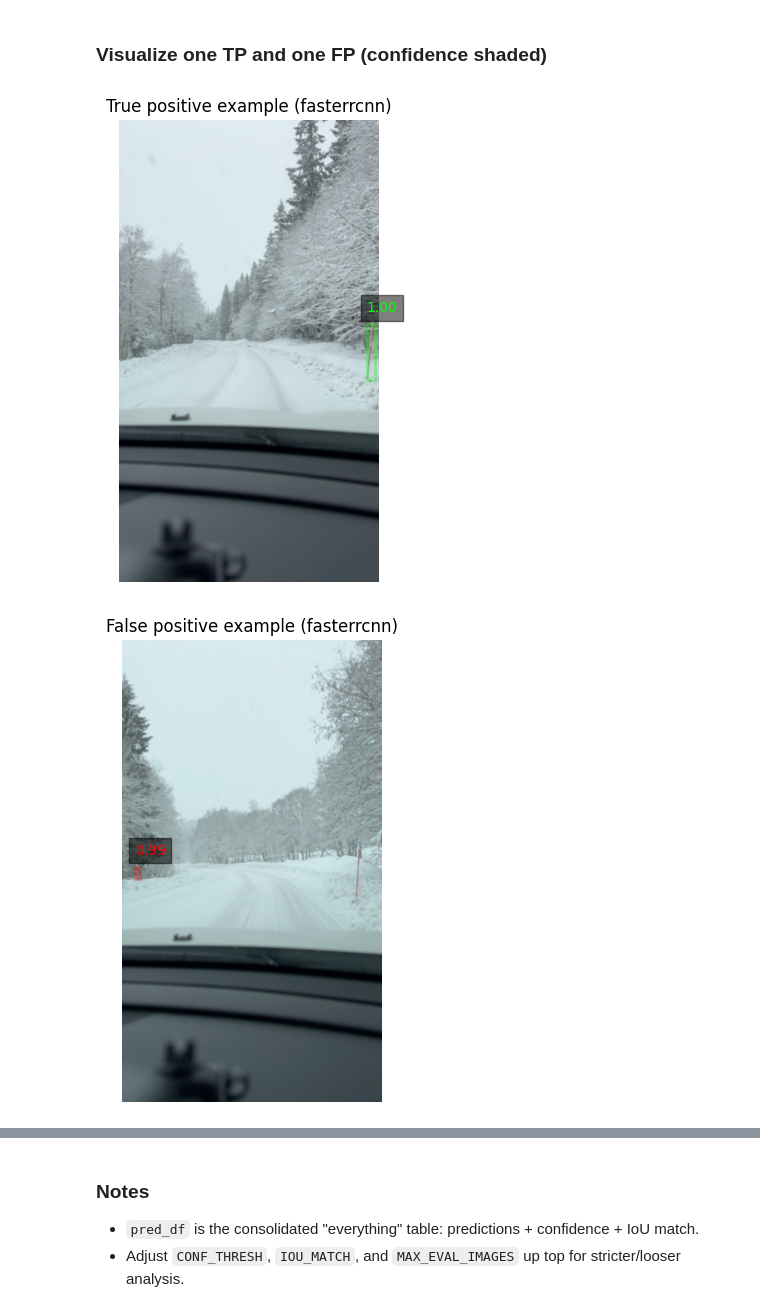
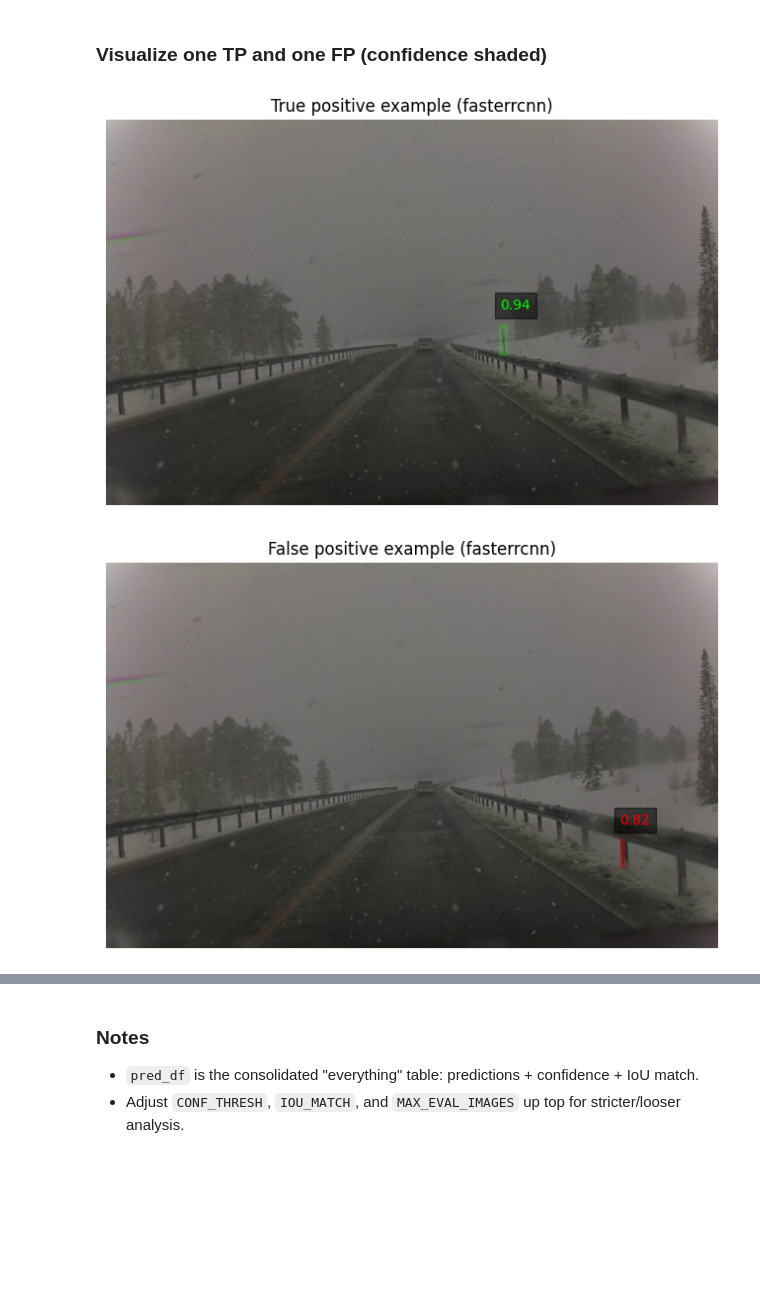
Before and after one commit to HesteBjorn/TDT17-snow-pole-detection, a Jupyter notebook: notebooks/models_exploration.ipynb, the cells around one changed output, grey strips where cells are left out. Saved outputs shown, nothing was run; the diff lists cells and outputs as text; code cells hidden in the pictures; blank space fills up the shorter version.

```diff
--- a/notebooks/models_exploration.ipynb
+++ b/notebooks/models_exploration.ipynb
@@ -14,6 +14,7 @@ import numpy as np
 import pandas as pd
 import matplotlib.pyplot as plt
 import seaborn as sns
+import cv2
 from PIL import Image
 
 # Normalize project rootk
@@ -29,7 +30,8 @@ from src import data as data_utils
 from src.data import load_split_dataframe, infer_dataset_key
 
 # Dataset selector
-dataset_name = 'iphone'
+# dataset_name = 'iphone'
+dataset_name = 'v1'
 paths = select_paths(dataset_name)
 
 import torch
@@ -190,6 +192,9 @@ plt.show()
 
 fig, ax = plt.subplots(figsize=(6,4))
 sns.scatterplot(data=results_df, x='eval_time_s', y='map50', hue='name', style='name', s=80, ax=ax)
+for _, row in results_df.iterrows():
+    va = 'top' if row['name']=='yolov11s_baseline' else 'bottom'
+    ax.text(row['eval_time_s']+0.05, row['map50'], row['name'], fontsize=9, ha='left', va=va)
 ax.set_xlim(left=0)
 ax.set_ylim(bottom=0, top=1)
 ax.set_title('Eval time vs mAP50')
@@ -201,11 +206,4 @@ ax.set_xlim(left=0)
 ax.set_ylim(bottom=0, top=1)
 ax.set_title('Eval time (frames per second) vs mAP50')
 plt.show()
-
-if results_df['val_loss'].notna().any():
-    fig, ax = plt.subplots(figsize=(6,4))
-    sns.barplot(data=results_df.dropna(subset=['val_loss']), x='name', y='val_loss', hue='backend', ax=ax)
-    ax.set_title('Val loss (where available)')
-    plt.xticks(rotation=20)
-    plt.show()
 # %% [output]
@@ -381,0 +416,18 @@ else:
+# %%
+fig, axes = plt.subplots(1, 3, figsize=(15,4))
+sns.kdeplot(data=pred_df, x='box_area', hue='hit', common_norm=False, ax=axes[0], log_scale=True)
+axes[0].set_title('Box area (log) by hit')
+sns.kdeplot(data=pred_df, x='aspect', hue='hit', common_norm=False, ax=axes[1])
+axes[1].set_title('Aspect ratio by hit')
+sns.kdeplot(data=pred_df, x='brightness', hue='hit', common_norm=False, ax=axes[2])
+axes[2].set_title('Brightness by hit')
+plt.tight_layout()
+plt.show()
+
+fig, axes = plt.subplots(1, 2, figsize=(12,4))
+sns.kdeplot(data=pred_df, x='contrast', hue='hit', common_norm=False, ax=axes[0])
+axes[0].set_title('Contrast by hit')
+sns.kdeplot(data=pred_df, x='blur', hue='hit', common_norm=False, ax=axes[1])
+axes[1].set_title('Blur (var Laplacian) by hit')
+plt.tight_layout()
+plt.show()
@@ -384,30 +439,33 @@ else:
 # %%
 
 tp_row = pred_df[pred_df['hit'] == True].head(1)
 fp_row = pred_df[pred_df['hit'] == False].head(1)
 
 def draw_box(row, title, edgecolor):
     img_path = row['image_path']
     img = plt.imread(img_path)
     h, w = img.shape[:2]
     cx, cy, bw, bh = row['cx'], row['cy'], row['w'], row['h']
     x1 = (cx - bw/2) * w
     y1 = (cy - bh/2) * h
     rect_w = bw * w
     rect_h = bh * h
     fig, ax = plt.subplots(figsize=(8,6))
     ax.imshow(img)
     rect = plt.Rectangle((x1, y1), rect_w, rect_h, fill=False, edgecolor=edgecolor, linewidth=2, alpha=0.3)
     ax.add_patch(rect)
     ax.text(x1, y1-50, f"{row['conf']:.2f}", color=edgecolor, bbox=dict(facecolor='black', alpha=0.5))
     ax.set_title(f"{title} ({row['backend']})")
     ax.axis('off')
     plt.show()
 
 if not tp_row.empty:
     draw_box(tp_row.iloc[0], 'True positive example', 'lime')
 if not fp_row.empty:
     draw_box(fp_row.iloc[0], 'False positive example', 'red')
+
+for i in range(10):
+    draw_box(pred_df[pred_df['hit'] == False].iloc[i], 'False positive example', 'red')
 # %% [output]
-[figure, old version]
+[figure, new version]
-[figure, old version]
+[figure, new version]
```
Also changed, not shown: parts of 11 cells of this notebook.
